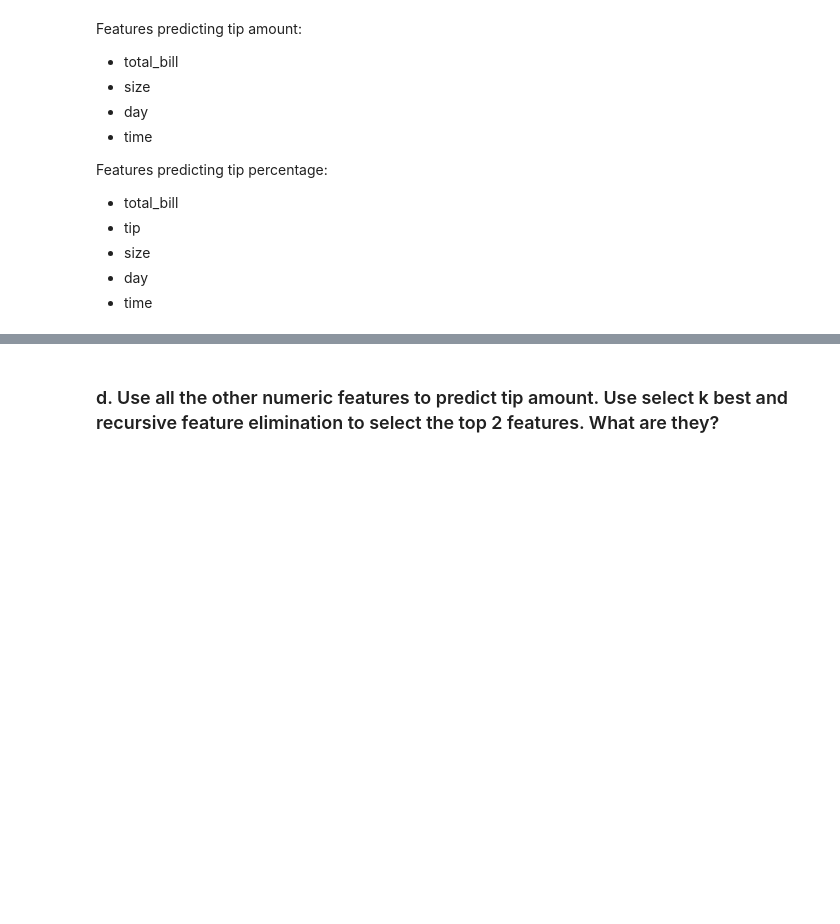
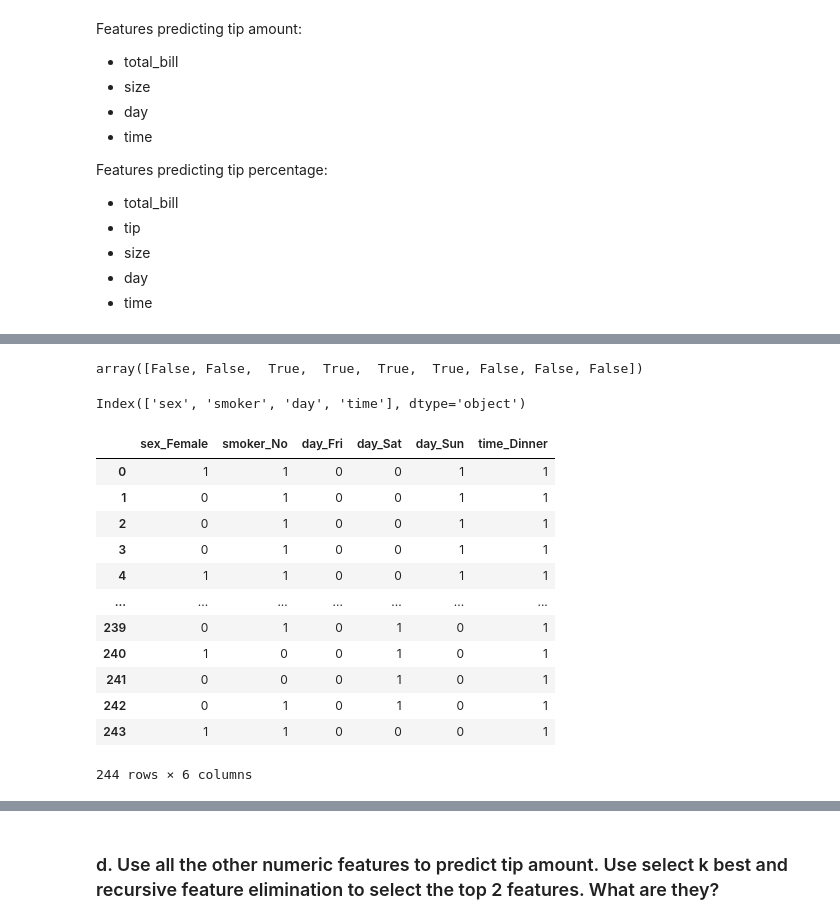
Before and after one commit to aliciag92/regression-exercises, a Jupyter notebook: feature_engineering.ipynb, the cells around one changed output, grey strips where cells are left out. Cells and saved outputs as stored; diff of their text form; code cells hidden in the pictures; blank space fills up the shorter version.

```diff
--- a/feature_engineering.ipynb
+++ b/feature_engineering.ipynb
@@ -83,0 +97,31 @@ Features predicting tip percentage:
+# %%
+# Creating dummy variables of the object columns.
+
+mask = np.array(df.dtypes == "category")
+mask
+# %% [output]
+array([False, False,  True,  True,  True,  True, False, False, False])
+# %%
+obj_df = df.iloc[:, mask]
+obj_df.columns
+# %% [output]
+Index(['sex', 'smoker', 'day', 'time'], dtype='object')
+# %%
+# Create a new dummy dataframe:
+
+dummy_df = pd.get_dummies(obj_df, dummy_na = False, drop_first = True)
+dummy_df
+# %% [output]
+|  | sex_Female | smoker_No | day_Fri | day_Sat | day_Sun | time_Dinner |
+| 0 | 1 | 1 | 0 | 0 | 1 | 1 |
+| 1 | 0 | 1 | 0 | 0 | 1 | 1 |
+| 2 | 0 | 1 | 0 | 0 | 1 | 1 |
+| 3 | 0 | 1 | 0 | 0 | 1 | 1 |
+| 4 | 1 | 1 | 0 | 0 | 1 | 1 |
+| ... | ... | ... | ... | ... | ... | ... |
+| 239 | 0 | 1 | 0 | 1 | 0 | 1 |
+| 240 | 1 | 0 | 0 | 1 | 0 | 1 |
+| 241 | 0 | 0 | 0 | 1 | 0 | 1 |
+| 242 | 0 | 1 | 0 | 1 | 0 | 1 |
+| 243 | 1 | 1 | 0 | 0 | 0 | 1 |
+244 rows × 6 columns
```
Also changed, not shown: parts of 46 cells of this notebook.
